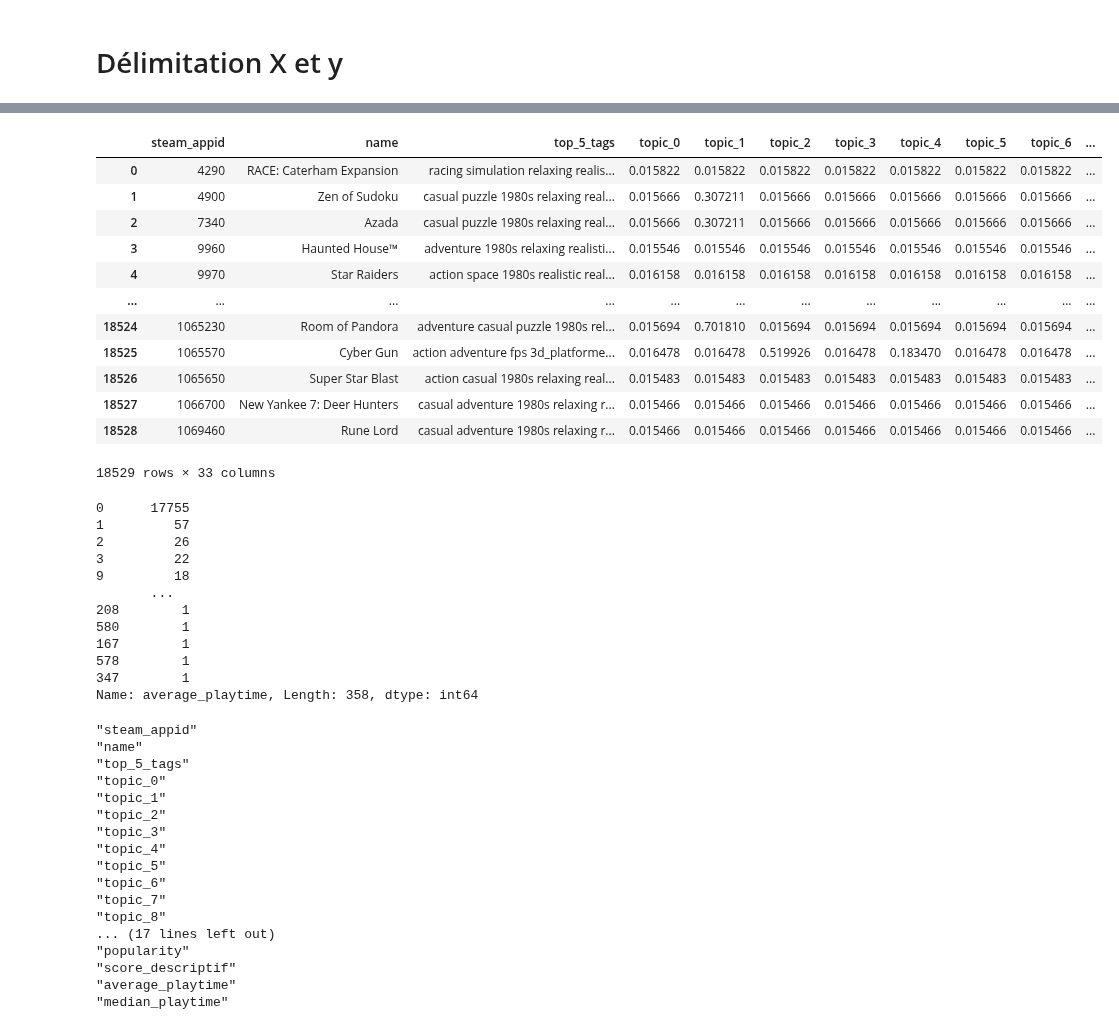
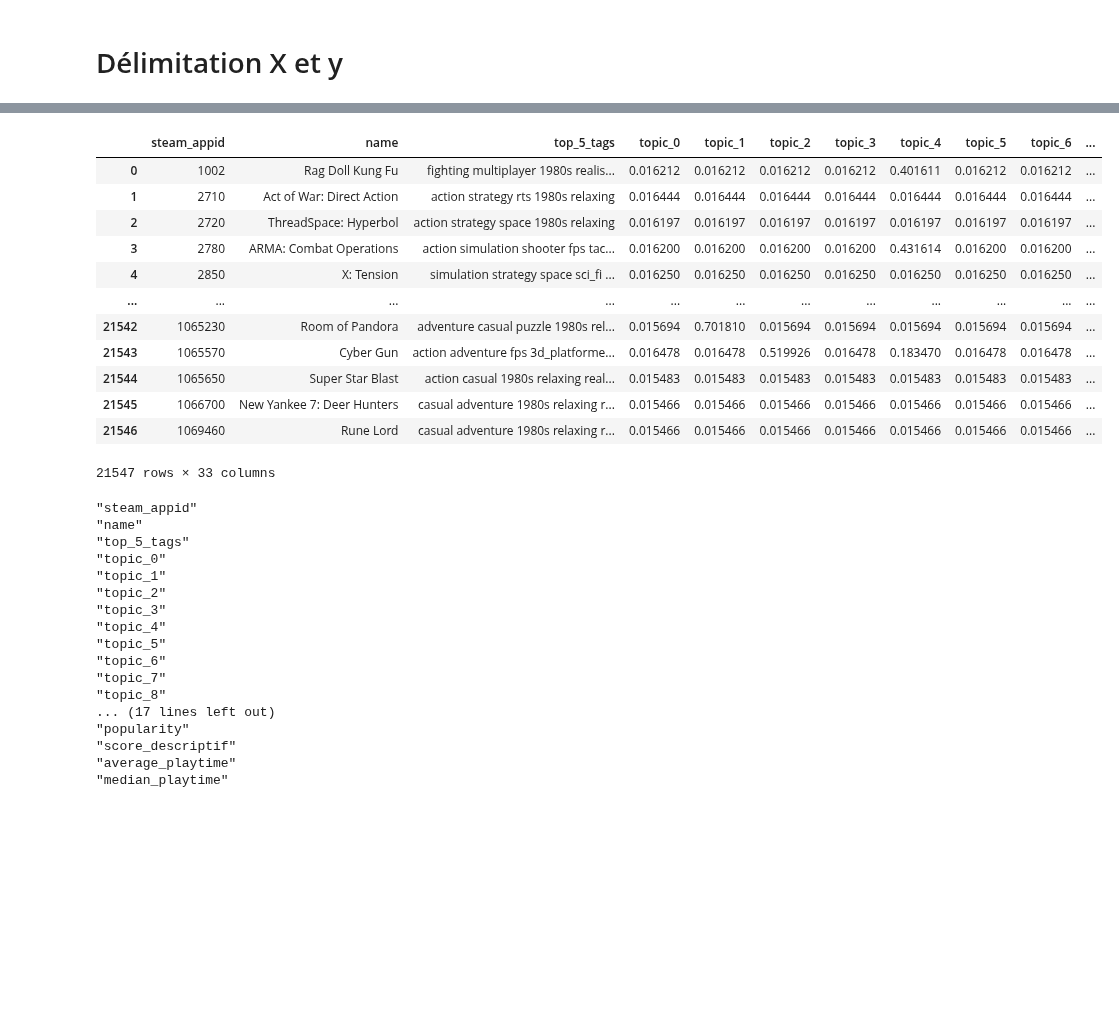
Before and after one commit to Rvanelven/steamator, a Jupyter notebook: notebooks/etienne.test.model.ipynb, the cells around one changed output, grey strips where cells are left out. Drawn from its saved outputs; the diff is of its cells as text; code cells hidden in the pictures; blank space fills up the shorter version.

```diff
--- a/notebooks/etienne.test.model.ipynb
+++ b/notebooks/etienne.test.model.ipynb
@@ -28,34 +28,19 @@ data = pd.read_csv("../raw_data/data_final_indé.csv")
-# %%
-data
-# %% [output]
-|  | steam_appid | name | top_5_tags | topic_0 | topic_1 | topic_2 | topic_3 | topic_4 | topic_5 | topic_6 | ... |
-| 0 | 4290 | RACE: Caterham Expansion | racing simulation relaxing realis... | 0.015822 | 0.015822 | 0.015822 | 0.015822 | 0.015822 | 0.015822 | 0.015822 | ... |
-| 1 | 4900 | Zen of Sudoku | casual puzzle 1980s relaxing real... | 0.015666 | 0.307211 | 0.015666 | 0.015666 | 0.015666 | 0.015666 | 0.015666 | ... |
-| 2 | 7340 | Azada | casual puzzle 1980s relaxing real... | 0.015666 | 0.307211 | 0.015666 | 0.015666 | 0.015666 | 0.015666 | 0.015666 | ... |
-| 3 | 9960 | Haunted House™ | adventure 1980s relaxing realisti... | 0.015546 | 0.015546 | 0.015546 | 0.015546 | 0.015546 | 0.015546 | 0.015546 | ... |
-| 4 | 9970 | Star Raiders | action space 1980s realistic real... | 0.016158 | 0.016158 | 0.016158 | 0.016158 | 0.016158 | 0.016158 | 0.016158 | ... |
-| ... | ... | ... | ... | ... | ... | ... | ... | ... | ... | ... | ... |
-| 18524 | 1065230 | Room of Pandora | adventure casual puzzle 1980s rel... | 0.015694 | 0.701810 | 0.015694 | 0.015694 | 0.015694 | 0.015694 | 0.015694 | ... |
-| 18525 | 1065570 | Cyber Gun | action adventure fps 3d_platforme... | 0.016478 | 0.016478 | 0.519926 | 0.016478 | 0.183470 | 0.016478 | 0.016478 | ... |
-| 18526 | 1065650 | Super Star Blast | action casual 1980s relaxing real... | 0.015483 | 0.015483 | 0.015483 | 0.015483 | 0.015483 | 0.015483 | 0.015483 | ... |
-| 18527 | 1066700 | New Yankee 7: Deer Hunters | casual adventure 1980s relaxing r... | 0.015466 | 0.015466 | 0.015466 | 0.015466 | 0.015466 | 0.015466 | 0.015466 | ... |
-| 18528 | 1069460 | Rune Lord | casual adventure 1980s relaxing r... | 0.015466 | 0.015466 | 0.015466 | 0.015466 | 0.015466 | 0.015466 | 0.015466 | ... |
-18529 rows × 33 columns
 # %%
-data.average_playtime.value_counts()
+data
 # %% [output]
+|  | steam_appid | name | top_5_tags | topic_0 | topic_1 | topic_2 | topic_3 | topic_4 | topic_5 | topic_6 | ... |
+| 0 | 1002 | Rag Doll Kung Fu | fighting multiplayer 1980s realis... | 0.016212 | 0.016212 | 0.016212 | 0.016212 | 0.401611 | 0.016212 | 0.016212 | ... |
+| 1 | 2710 | Act of War: Direct Action | action strategy rts 1980s relaxing | 0.016444 | 0.016444 | 0.016444 | 0.016444 | 0.016444 | 0.016444 | 0.016444 | ... |
+| 2 | 2720 | ThreadSpace: Hyperbol | action strategy space 1980s relaxing | 0.016197 | 0.016197 | 0.016197 | 0.016197 | 0.016197 | 0.016197 | 0.016197 | ... |
+| 3 | 2780 | ARMA: Combat Operations | action simulation shooter fps tac... | 0.016200 | 0.016200 | 0.016200 | 0.016200 | 0.431614 | 0.016200 | 0.016200 | ... |
+| 4 | 2850 | X: Tension | simulation strategy space sci_fi ... | 0.016250 | 0.016250 | 0.016250 | 0.016250 | 0.016250 | 0.016250 | 0.016250 | ... |
+| ... | ... | ... | ... | ... | ... | ... | ... | ... | ... | ... | ... |
+| 21542 | 1065230 | Room of Pandora | adventure casual puzzle 1980s rel... | 0.015694 | 0.701810 | 0.015694 | 0.015694 | 0.015694 | 0.015694 | 0.015694 | ... |
+| 21543 | 1065570 | Cyber Gun | action adventure fps 3d_platforme... | 0.016478 | 0.016478 | 0.519926 | 0.016478 | 0.183470 | 0.016478 | 0.016478 | ... |
+| 21544 | 1065650 | Super Star Blast | action casual 1980s relaxing real... | 0.015483 | 0.015483 | 0.015483 | 0.015483 | 0.015483 | 0.015483 | 0.015483 | ... |
+| 21545 | 1066700 | New Yankee 7: Deer Hunters | casual adventure 1980s relaxing r... | 0.015466 | 0.015466 | 0.015466 | 0.015466 | 0.015466 | 0.015466 | 0.015466 | ... |
+| 21546 | 1069460 | Rune Lord | casual adventure 1980s relaxing r... | 0.015466 | 0.015466 | 0.015466 | 0.015466 | 0.015466 | 0.015466 | 0.015466 | ... |
-0      17755
-1         57
-2         26
-3         22
-9         18
-       ...
-208        1
-580        1
-167        1
-578        1
-347        1
-Name: average_playtime, Length: 358, dtype: int64
+21547 rows × 33 columns
 # %%
 obj = data.isnull().sum()
 for key,value in obj.iteritems():
```
Also changed, not shown: parts of 11 cells of this notebook, 1 other file.
